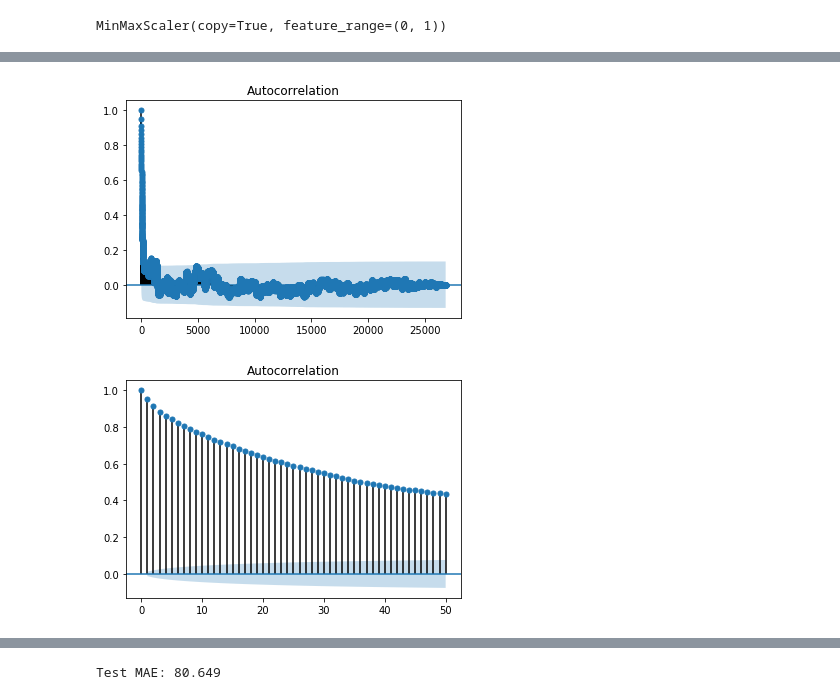
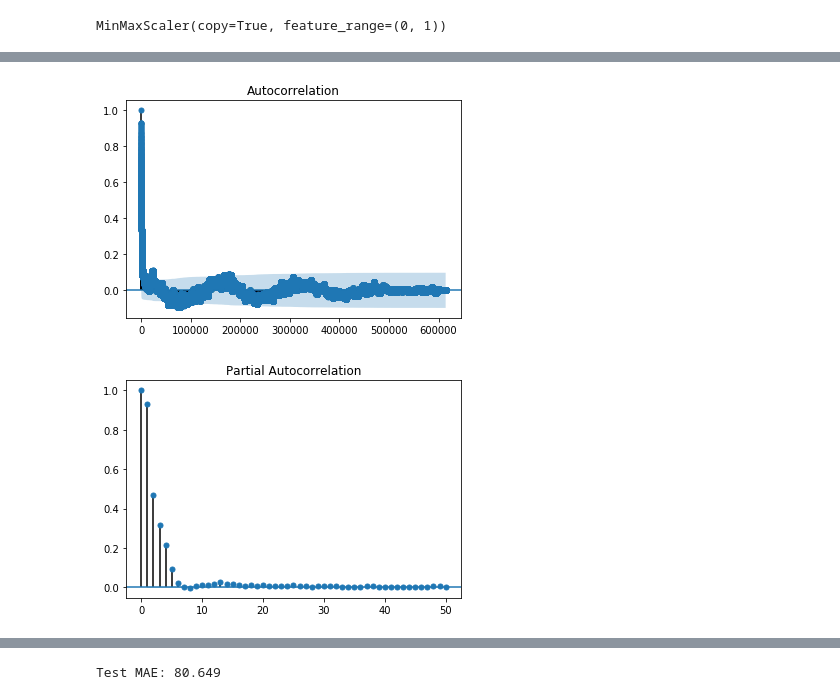
Before and after one commit to Jamiesmackay/Masters_Project, a Jupyter notebook: Code unedited/Project/Neural_Network_testing.ipynb, the cells around one changed output, grey strips where cells are left out. Drawn from its saved outputs; the diff is of its cells as text; code cells hidden in the pictures.

```diff
--- a/Code unedited/Project/Neural_Network_testing.ipynb
+++ b/Code unedited/Project/Neural_Network_testing.ipynb
@@ -279,8 +394,8 @@ Scaled_P_max_R80790_Test = scale_data(Test_R80790,'P_max',P_scaler)
 # %%
 # Autocorrelation stuff
-plot_acf(Scaled_P_avg_R80790_Test)
-plot_acf(Scaled_P_avg_R80790_Test,lags = 50)
+plot_acf(main_df['P_avg'])
+plot_pacf(main_df['P_avg'],lags = 50)
 plt.show()
 # %% [output]
-[figure, old version]
+[figure, new version]
-[figure, old version]
+[figure, new version]
```
Also changed, not shown: parts of 36 cells of this notebook.
